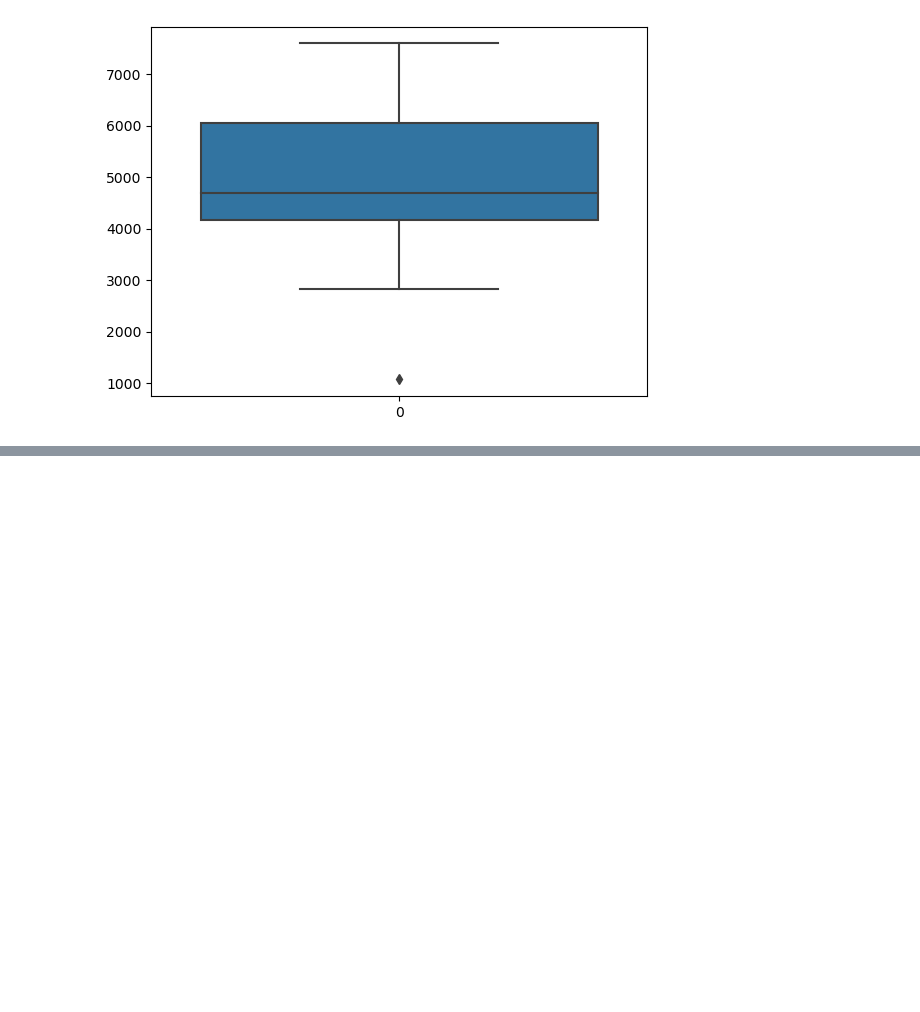
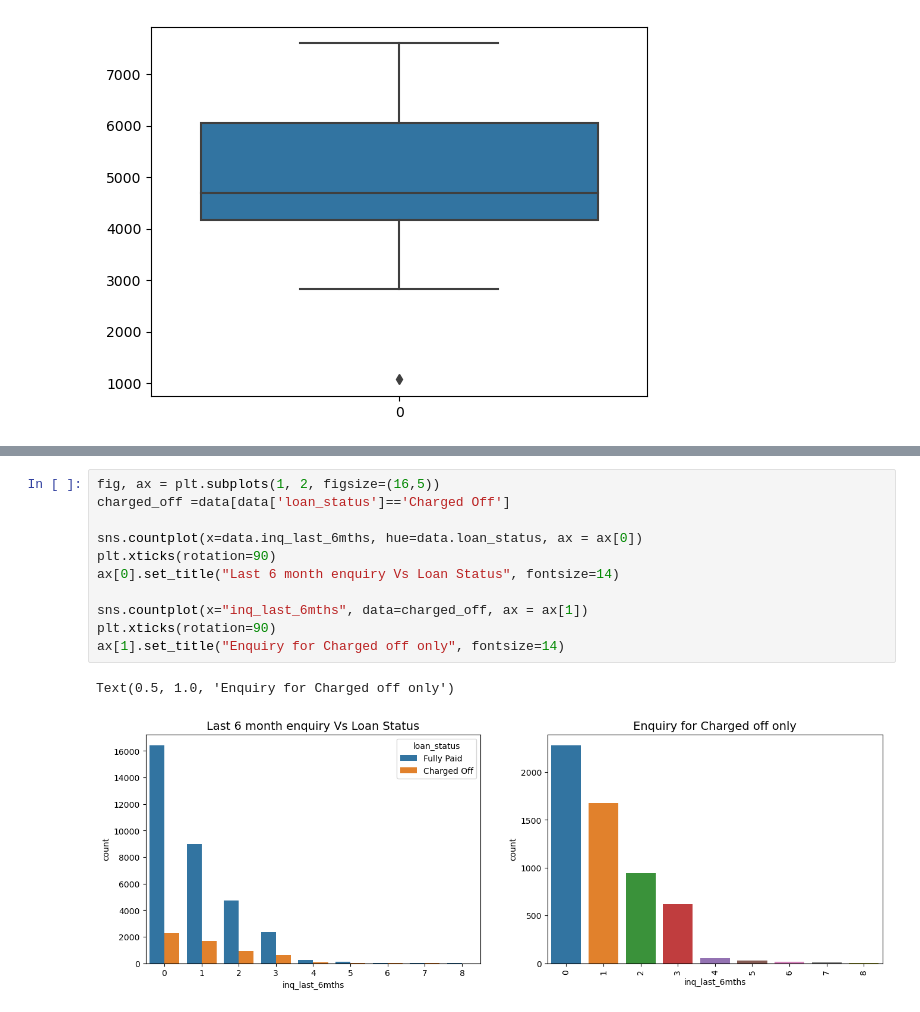
Before and after one commit to Mahalakshmi-Totad/lending_club_case_study, a Jupyter notebook: Solution.ipynb, the cells around one changed output, grey strips where cells are left out. Cells and saved outputs as stored; diff of their text form; blank space fills up the shorter version.

```diff
--- a/Solution.ipynb
+++ b/Solution.ipynb
@@ -1001,0 +1049,14 @@ sns.boxplot(data1['loan_amount_category'].value_counts())
+# %%
+fig, ax = plt.subplots(1, 2, figsize=(16,5))
+charged_off =data[data['loan_status']=='Charged Off']
+
+sns.countplot(x=data.inq_last_6mths, hue=data.loan_status, ax = ax[0])
+plt.xticks(rotation=90)
+ax[0].set_title("Last 6 month enquiry Vs Loan Status", fontsize=14)
+
+sns.countplot(x="inq_last_6mths", data=charged_off, ax = ax[1])
+plt.xticks(rotation=90)
+ax[1].set_title("Enquiry for Charged off only", fontsize=14)
+# %% [output]
+Text(0.5, 1.0, 'Enquiry for Charged off only')
+[figure, added]
```
Also changed, not shown: parts of 55 cells of this notebook.
